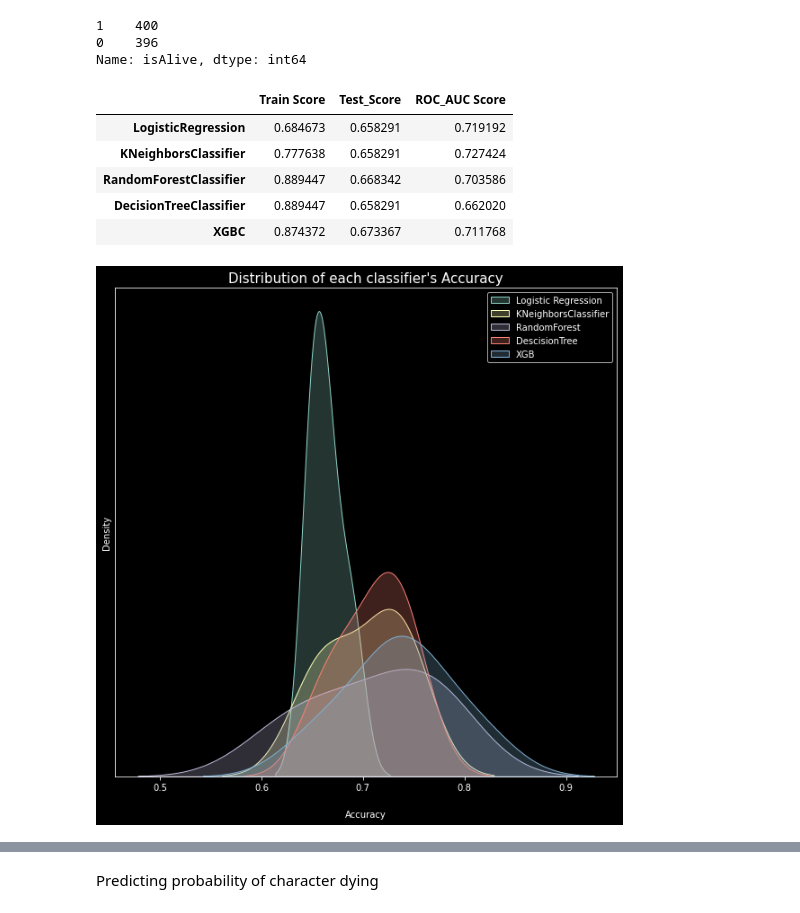
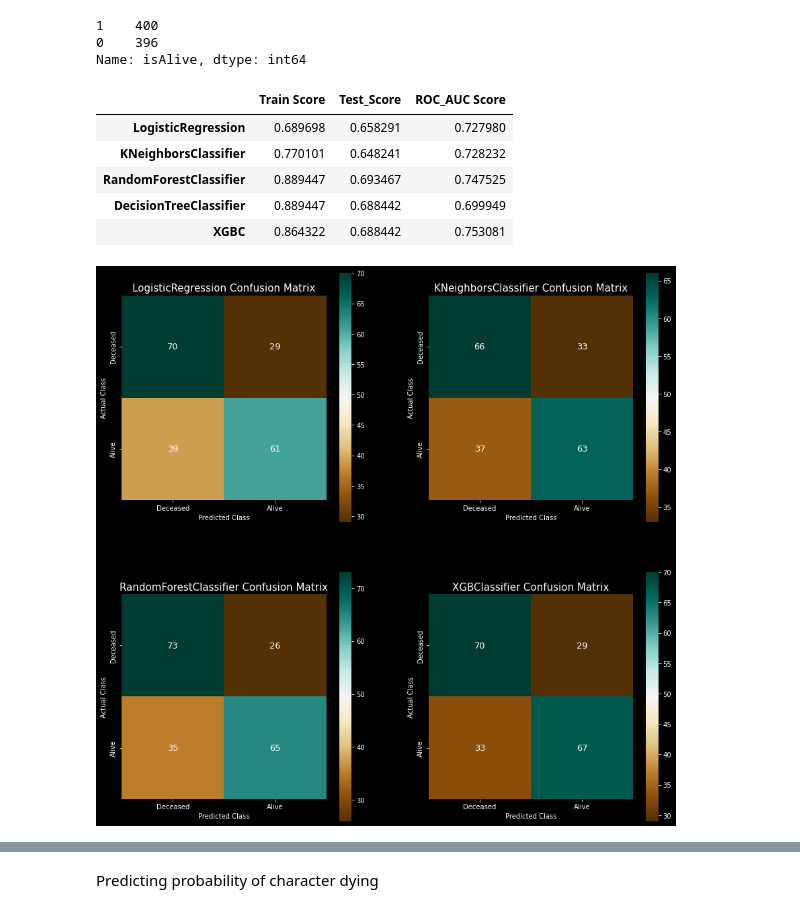
Before and after one commit to TelRich/GOT_Character_Death_Prediction, a Jupyter notebook: got_prjt_v5.ipynb, the cells around one changed output, grey strips where cells are left out. Drawn from its saved outputs; the diff is of its cells as text; code cells hidden in the pictures.

```diff
--- a/got_prjt_v5.ipynb
+++ b/got_prjt_v5.ipynb
@@ -444,7 +444,7 @@ und_samp_df.isAlive.value_counts()
 0    495
 Name: isAlive, dtype: int64
 # %%
-scaler = MinMaxScaler()
+scaler = StandardScaler()
 norm_df = scaler.fit_transform(und_samp_df)
 norm_df = pd.DataFrame(norm_df, columns=und_samp_df.columns)
 norm_df['isAlive'] = und_samp_df['isAlive']
@@ -488,11 +488,11 @@ pd.DataFrame(models_score, index=['LogisticRegression','KNeighborsClassifier', '
                               'DecisionTreeClassifier', 'XGBC'])
 # %% [output]
 |  | Train Score | Test_Score | ROC_AUC Score |
-| LogisticRegression | 0.684673 | 0.658291 | 0.719192 |
-| KNeighborsClassifier | 0.777638 | 0.658291 | 0.727424 |
-| RandomForestClassifier | 0.889447 | 0.668342 | 0.703586 |
-| DecisionTreeClassifier | 0.889447 | 0.658291 | 0.662020 |
-| XGBC | 0.874372 | 0.673367 | 0.711768 |
+| LogisticRegression | 0.689698 | 0.658291 | 0.727980 |
+| KNeighborsClassifier | 0.770101 | 0.648241 | 0.728232 |
+| RandomForestClassifier | 0.889447 | 0.693467 | 0.747525 |
+| DecisionTreeClassifier | 0.889447 | 0.688442 | 0.699949 |
+| XGBC | 0.864322 | 0.688442 | 0.753081 |
 # %%
 skf = StratifiedKFold(n_splits= 5 , shuffle= True , random_state= fixed_seed )
 mean=[]
@@ -505,11 +505,12 @@ plt.figure(figsize=(10, 10))
 for x in range(len(mean)):
     sb.kdeplot(mean[x], shade=True)
 
-plt.title("Distribution of each classifier's Accuracy", fontsize=15)
+plt.title("Distribution of each classifier's Recall", fontsize=15)
 plt.legend(classifiers)
-plt.xlabel("Accuracy", labelpad=20)
+plt.xlabel("Recall", labelpad=20)
 plt.yticks([])
 
 plt.show()
-# %% [output]
-[figure, removed]
+# %%
+
+sub_models = [LogisticRegression(random_state=fixed_seed), KNeighborsClassifier(), RandomForestClassifier(random_state=fixed_seed), XGBC(seed=fixed_seed)]
@@ -515,0 +524,18 @@ plt.show()
+# %%
+def cm_heatmap(cm, ax, r, c, model):
+    title = str(sub_models[model]).split('(')[0]
+    ax[r,c].set_title(f"{title} Confusion Matrix", fontsize=15.)
+    fig = sb.heatmap(cm, square = True, xticklabels = ["Deceased", "Alive"], annot = True, ax=ax[r,c],
+                    annot_kws = {"fontsize": 13}, yticklabels = ["Deceased", "Alive"],
+                    cbar = True, cbar_kws = {"orientation": "vertical"}, cmap = "BrBG").set(
+        xlabel = "Predicted Class", ylabel = "Actual Class",)
+    return fig
+# %%
+f, ax = plt.subplots(2, 2, figsize=(15, 15))
+cm_heatmap(cm[0], ax, 0, 0, 0)
+cm_heatmap(cm[1], ax, 0, 1, 1)
+cm_heatmap(cm[2], ax, 1, 0, 2)
+cm_heatmap(cm[3], ax, 1, 1, 3)
+plt.show()
+# %% [output]
+[figure, added]
```
Also changed, not shown: parts of 18 cells of this notebook.
